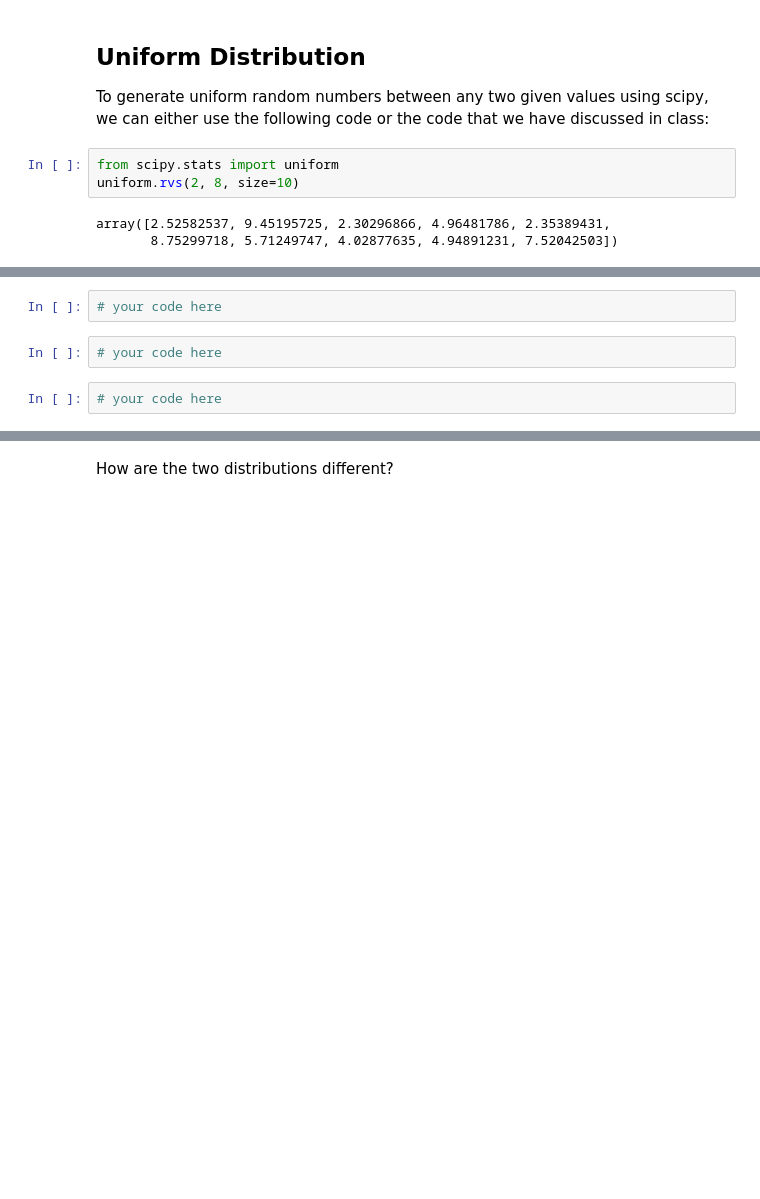
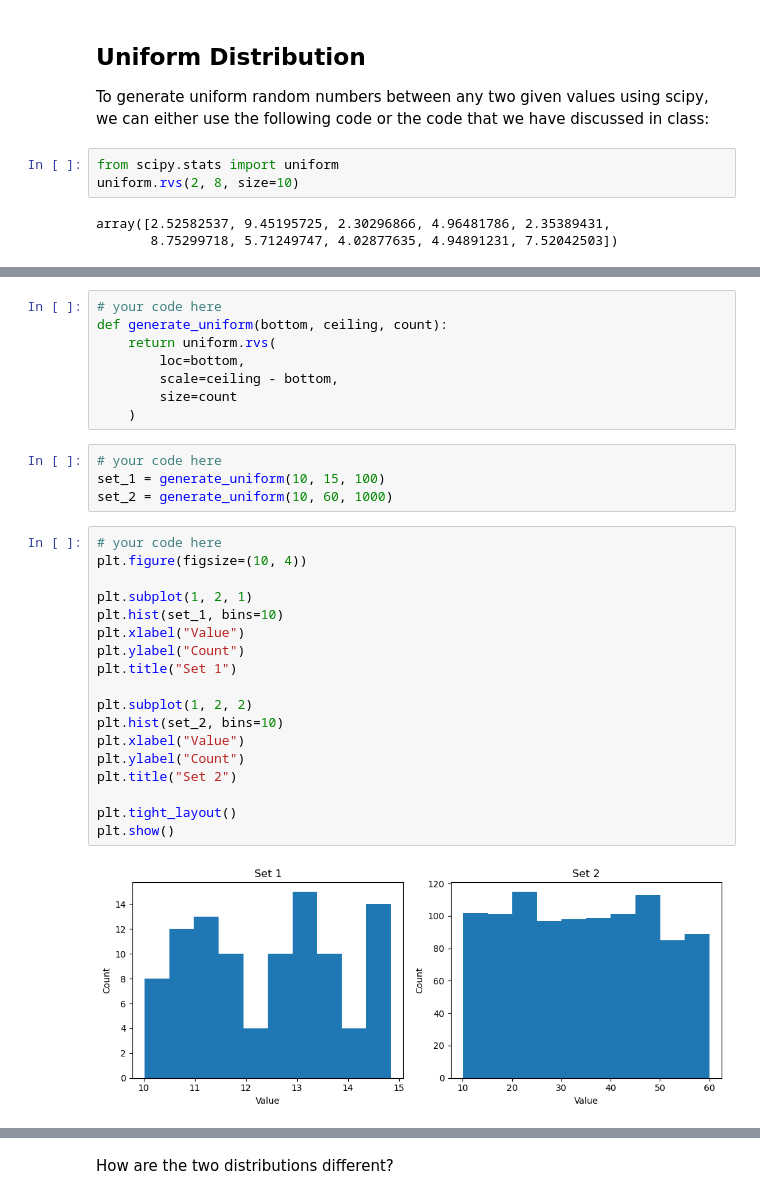
Before and after one commit to aitor-vergaramartin/lab-continuous-probability-distributions-en, a Jupyter notebook: your-code/main.ipynb, the cells around one changed output, grey strips where cells are left out. Saved outputs shown, nothing was run; the diff lists cells and outputs as text; blank space fills up the shorter version.

```diff
--- a/your-code/main.ipynb
+++ b/your-code/main.ipynb
@@ -47,9 +47,35 @@ array([2.52582537, 9.45195725, 2.30296866, 4.96481786, 2.35389431,
 Your output should look like below:
 
 ![uniform distribution](ud.png)
-# %%
-# your code here
-# %%
-# your code here
-# %%
-# your code here
+# %%
+# your code here
+def generate_uniform(bottom, ceiling, count):
+    return uniform.rvs(
+        loc=bottom,
+        scale=ceiling - bottom,
+        size=count
+    )
+# %%
+# your code here
+set_1 = generate_uniform(10, 15, 100)
+set_2 = generate_uniform(10, 60, 1000)
+# %%
+# your code here
+plt.figure(figsize=(10, 4))
+
+plt.subplot(1, 2, 1)
+plt.hist(set_1, bins=10)
+plt.xlabel("Value")
+plt.ylabel("Count")
+plt.title("Set 1")
+
+plt.subplot(1, 2, 2)
+plt.hist(set_2, bins=10)
+plt.xlabel("Value")
+plt.ylabel("Count")
+plt.title("Set 2")
+
+plt.tight_layout()
+plt.show()
+# %% [output]
+[figure, added]
```
Also changed, not shown: parts of 41 cells of this notebook.
